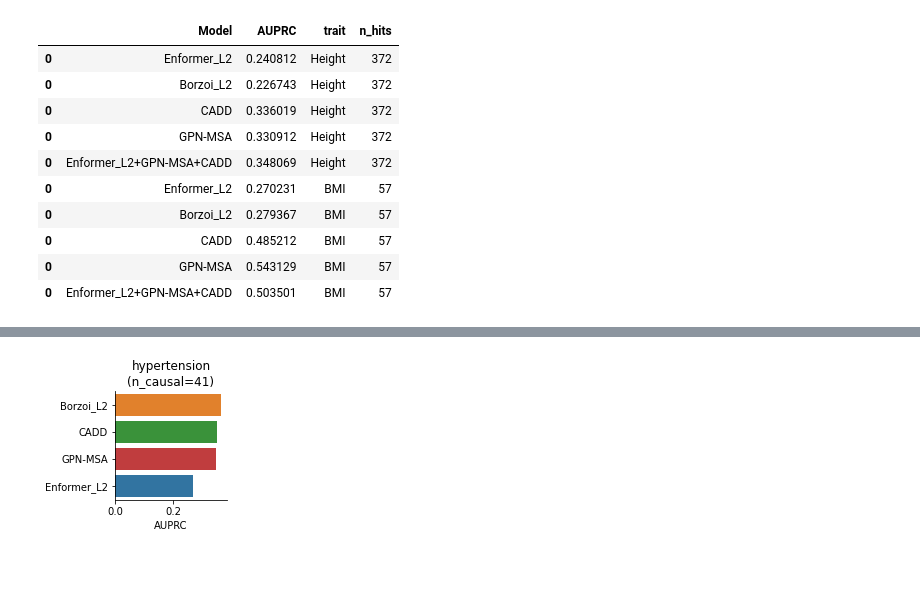
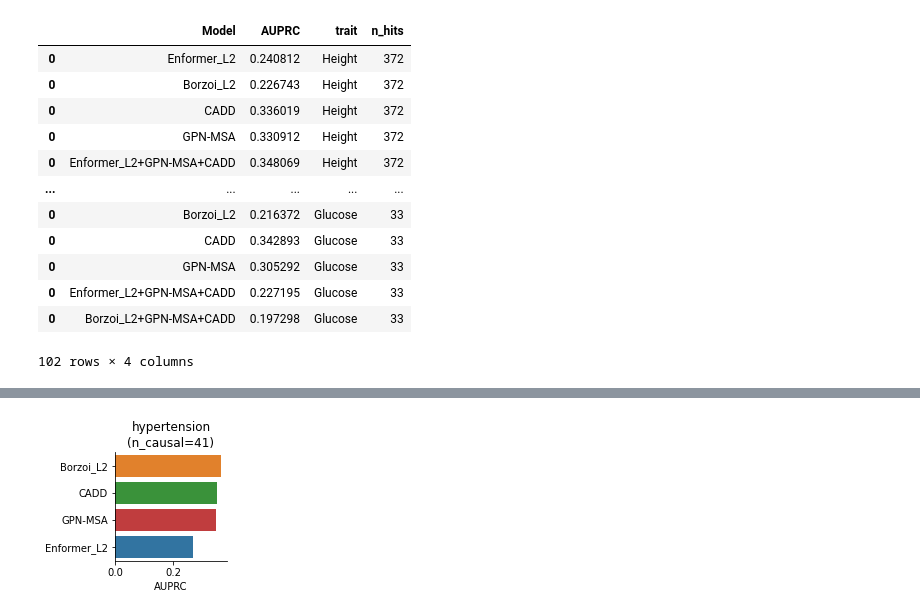
Before and after one commit to minjaf/TraitGym, a Jupyter notebook: workflow/notebooks/best_feature.ipynb, the cells around one changed output, grey strips where cells are left out. Drawn from its saved outputs; the diff is of its cells as text; code cells hidden in the pictures; blank space fills up the shorter version.

```diff
--- a/workflow/notebooks/best_feature.ipynb
+++ b/workflow/notebooks/best_feature.ipynb
@@ -51,22 +51,22 @@ exclude_traits = [
 
 traits = [
     "Height",
-#    "BMD-HT",
-#    "PLT",
-#    "MCH",
-#    "HDL",
-#    "RDW",
-#    "RBC",
-#    "TG",
-#    "IBD",
-#    "CD",
-#    "HbA1c",
-#    "TC",
-#    "WHR",
+    "BMD-HT",
+    "PLT",
+    "MCH",
+    "HDL",
+    "RDW",
+    "RBC",
+    "TG",
+    "IBD",
+    "CD",
+    "HbA1c",
+    "TC",
+    "WHR",
     "BMI",
-#    "LDL",
-#    "HTN",
-#    "Glucose",
+    "LDL",
+    "HTN",
+    "Glucose",
 ]
 
 models = [
@@ -75,36 +75,39 @@ models = [
     "CADD",
     "GPN-MSA",
     "Enformer_L2+GPN-MSA+CADD",
+    "Borzoi_L2+GPN-MSA+CADD",
 ]
 
 #classifier = "BestFeature"
 classifier = "LogisticRegression"
 
 palette = {model: f"C{i}" for i, model in enumerate(models)}
 
 dfs = []
 n_hits = {}
 
 for trait in tqdm(traits):
     base_dir = f"../../results/dataset/gwas_gokcen_{trait}_matched_9_nonexonic/"
     n_hits[trait] = len(pd.read_parquet(base_dir + "test.parquet")) // 10
     for model in models:
         df = pd.read_csv(base_dir + f"metrics_by_chrom_weighted_average/{model}.{classifier}.chrom.csv")
         df.Model = df.Model.str.split(".").str[0]
         df["trait"] = trait
         dfs.append(df)
 df = pd.concat(dfs)
 df["n_hits"] = df.trait.map(n_hits)
 df
 # %% [output]
 |  | Model | AUPRC | trait | n_hits |
 | 0 | Enformer_L2 | 0.240812 | Height | 372 |
 | 0 | Borzoi_L2 | 0.226743 | Height | 372 |
 | 0 | CADD | 0.336019 | Height | 372 |
 | 0 | GPN-MSA | 0.330912 | Height | 372 |
 | 0 | Enformer_L2+GPN-MSA+CADD | 0.348069 | Height | 372 |
-| 0 | Enformer_L2 | 0.270231 | BMI | 57 |
-| 0 | Borzoi_L2 | 0.279367 | BMI | 57 |
-| 0 | CADD | 0.485212 | BMI | 57 |
-| 0 | GPN-MSA | 0.543129 | BMI | 57 |
-| 0 | Enformer_L2+GPN-MSA+CADD | 0.503501 | BMI | 57 |
+| ... | ... | ... | ... | ... |
+| 0 | Borzoi_L2 | 0.216372 | Glucose | 33 |
+| 0 | CADD | 0.342893 | Glucose | 33 |
+| 0 | GPN-MSA | 0.305292 | Glucose | 33 |
+| 0 | Enformer_L2+GPN-MSA+CADD | 0.227195 | Glucose | 33 |
+| 0 | Borzoi_L2+GPN-MSA+CADD | 0.197298 | Glucose | 33 |
+102 rows × 4 columns
```
Also changed, not shown: parts of 7 cells of this notebook, 1 other file.
